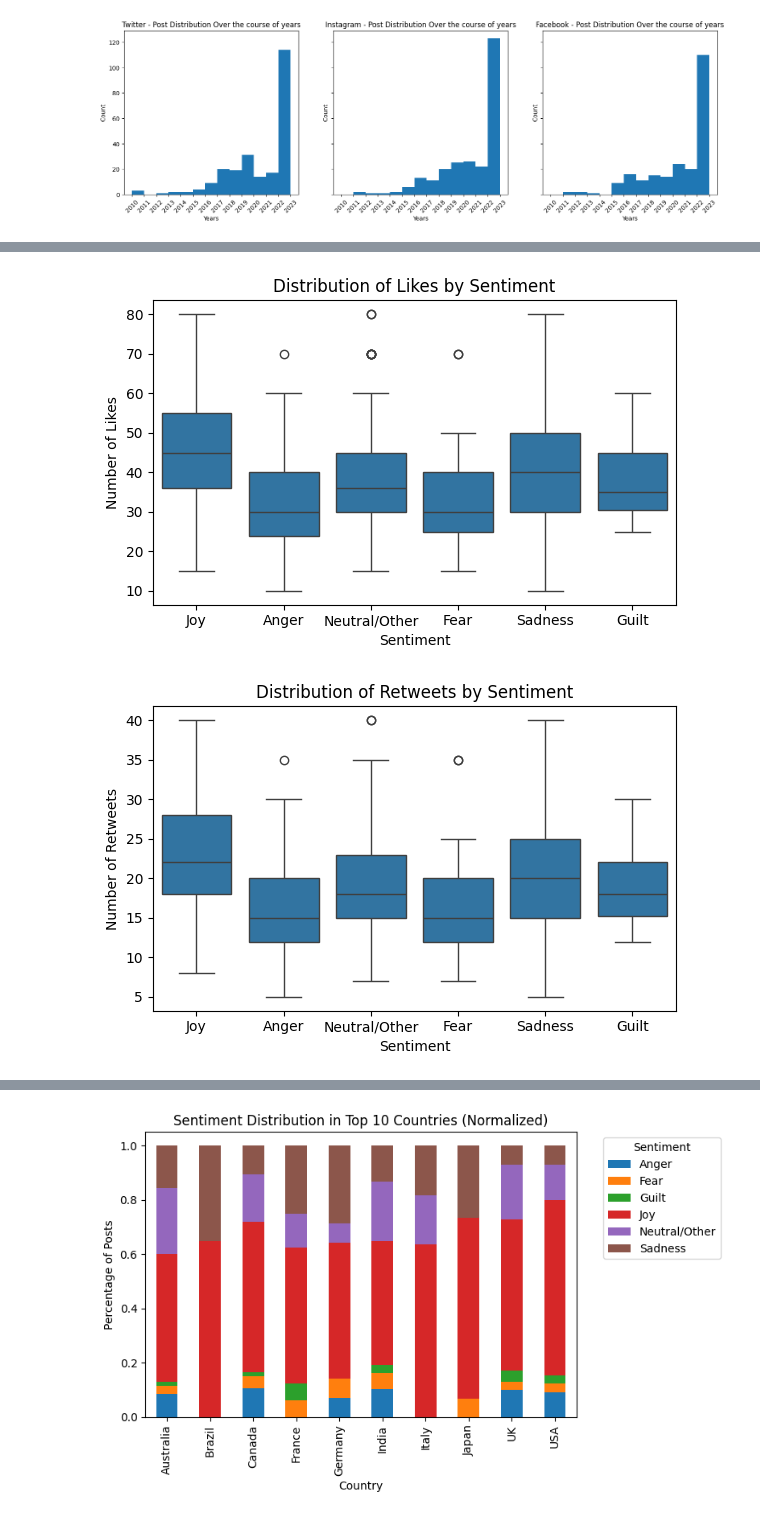
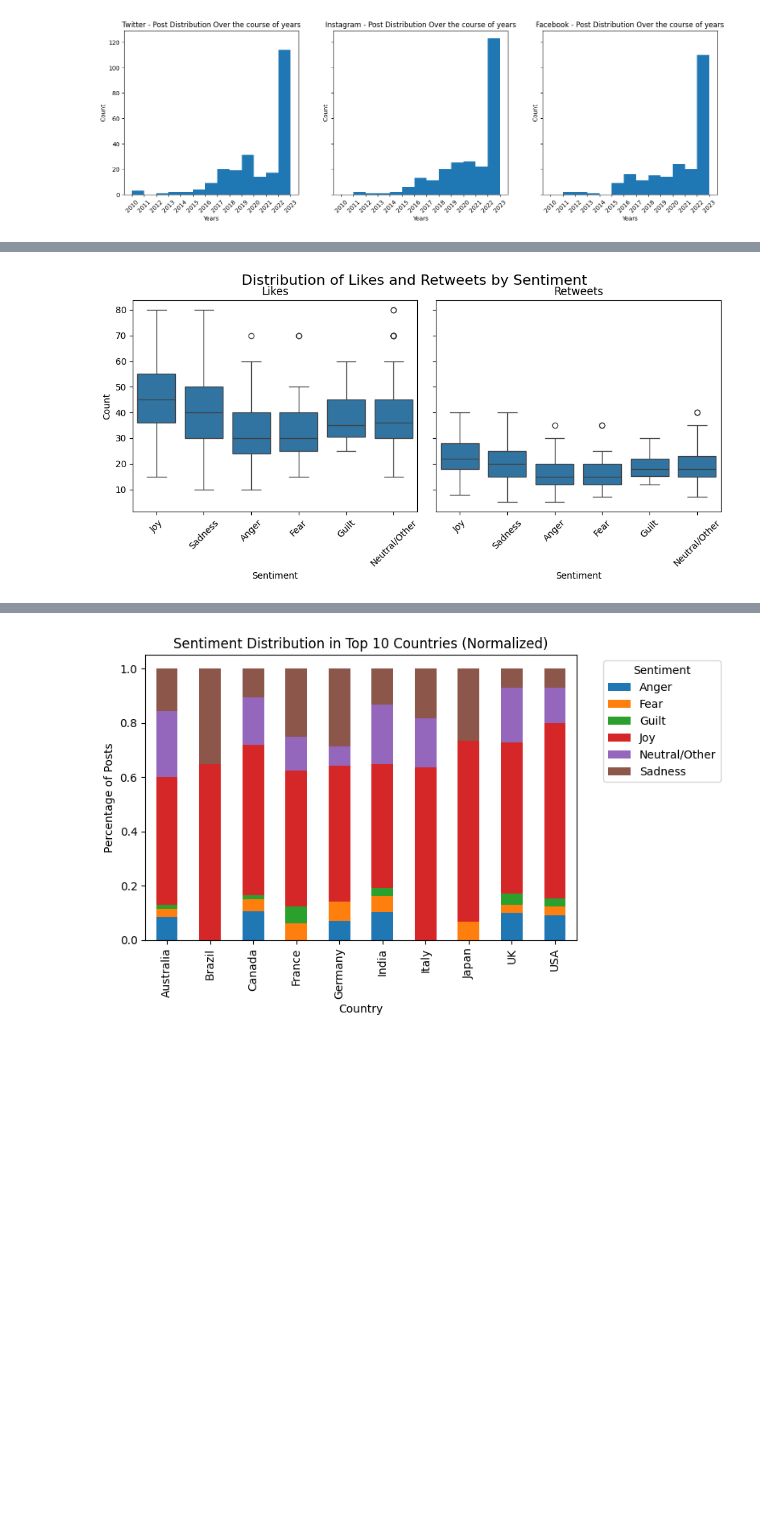
Before and after one commit to yaasamiiiin/Sentiment_Analysis_NYUDSFall2025, a Jupyter notebook: notebooks/01-data-loading-and-eda-yasamin.ipynb, the cells around one changed output, grey strips where cells are left out. Drawn from its saved outputs; the diff is of its cells as text; code cells hidden in the pictures; blank space fills up the shorter version.

```diff
--- a/notebooks/01-data-loading-and-eda-yasamin.ipynb
+++ b/notebooks/01-data-loading-and-eda-yasamin.ipynb
@@ -367,23 +386,38 @@ plt.show()
 # %%
-plt.figure(figsize=(6, 4))
-sns.boxplot(data=df, x='Sentiment_Group', y='Likes')
-plt.title('Distribution of Likes by Sentiment')
-plt.xlabel('Sentiment')
-plt.ylabel('Number of Likes')
-plt.tight_layout()
-plt.show()
+fig, axes = plt.subplots(1, 2, figsize=(10, 5), sharey=True)
+fig.suptitle('Distribution of Likes and Retweets by Sentiment', fontsize=16)
+# plt.figure(figsize=(6, 4))
+sns.boxplot(ax=axes[0],data=df, x='Sentiment_Group', y='Likes',order=['Joy', 'Sadness', 'Anger', 'Fear', 'Guilt', 'Neutral/Other'])
+# plt.title('Distribution of Likes by Sentiment')
+# plt.xlabel('Sentiment')
+# plt.ylabel('Number of Likes')
+# plt.tight_layout()
+# plt.show()
+axes[0].set_title('Likes')
+axes[0].set_xlabel('Sentiment')
+axes[0].set_ylabel('Count')
 
 # You can create a similar plot for 'Retweets'
-plt.figure(figsize=(6, 4))
-sns.boxplot(data=df, x='Sentiment_Group', y='Retweets')
-plt.title('Distribution of Retweets by Sentiment')
-plt.xlabel('Sentiment')
-plt.ylabel('Number of Retweets')
+# plt.figure(figsize=(6, 4))
+sns.boxplot(ax=axes[1],data=df, x='Sentiment_Group', y='Retweets',order=['Joy', 'Sadness', 'Anger', 'Fear', 'Guilt', 'Neutral/Other'])
+# plt.title('Distribution of Retweets by Sentiment')
+# plt.xlabel('Sentiment')
+# plt.ylabel('Number of Retweets')
+# plt.tight_layout()
+# plt.show()
+axes[1].set_title('Retweets')
+axes[1].set_xlabel('Sentiment')
+# The y-label is often omitted on the second plot when sharing an axis
+axes[1].set_ylabel('')
+
+for ax in axes:
+    ax.tick_params(axis='x', rotation=45)
+
 plt.tight_layout()
+plt.subplots_adjust(top=0.90)
 plt.show()
 # %% [output]
-[figure, old version]
+[figure, new version]
-[figure, removed]
 # %%
 # Group by Hour and Sentiment, then count the occurrences
 hourly_sentiment = df.groupby(['Hour', 'Sentiment_Group']).size().reset_index(name='Count')
```
Also changed, not shown: parts of 9 cells of this notebook.
